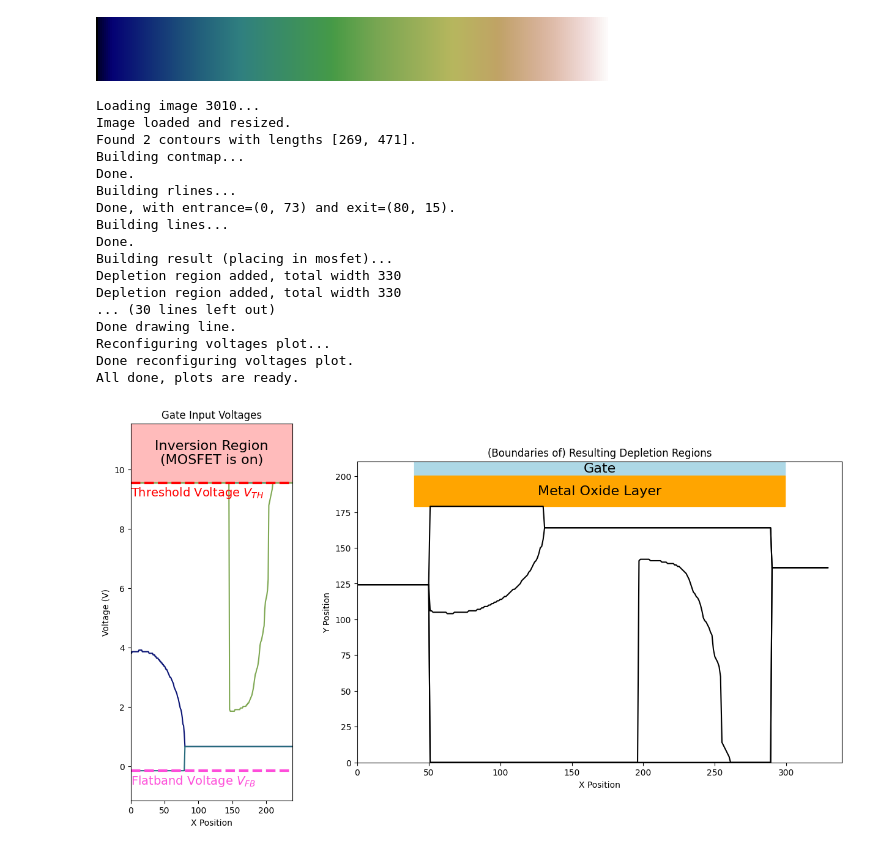
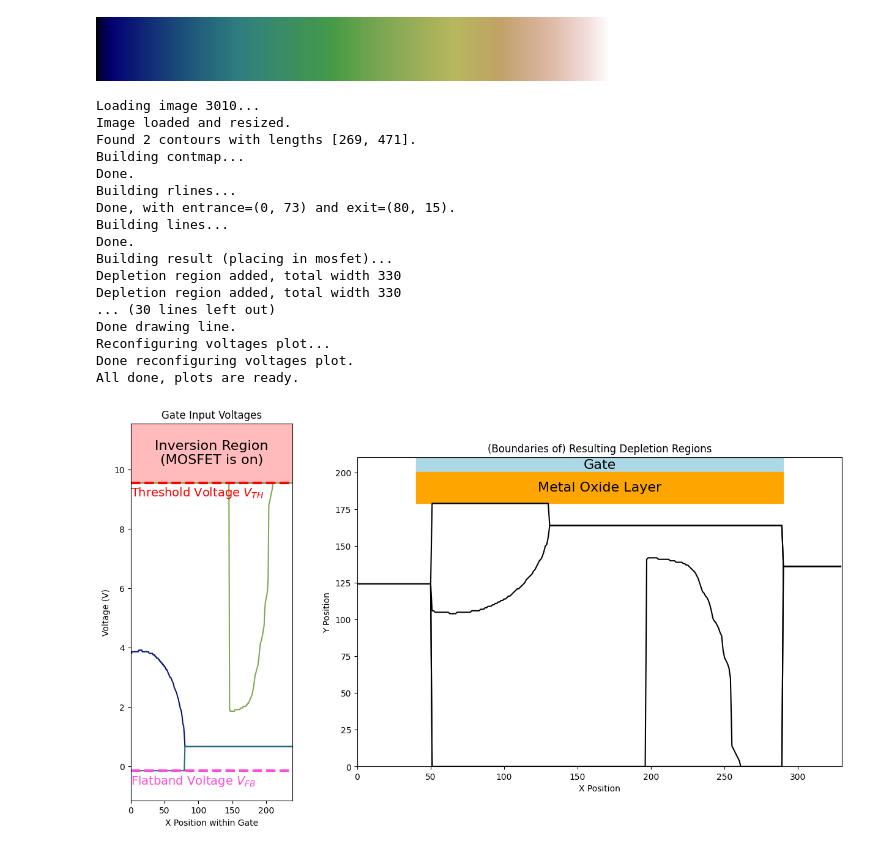
Before and after one commit to LostBitset/mosfet-bad-apple, a Jupyter notebook: Notebook.ipynb, the cells around one changed output. Cells and saved outputs as stored; diff of their text form; code cells hidden in the pictures.

```diff
--- a/Notebook.ipynb
+++ b/Notebook.ipynb
@@ -381,13 +381,13 @@ def plot_frame(n):
     print("Reconfiguring depletion regions plot...")
     ax2.set_aspect(1) # MIGHT WANT TO ADJUST THIS
     ax2.set_title("(Boundaries of) Resulting Depletion Regions")
-    gate = mpatch.Rectangle((deplsize, 179 + shown_oxide_height), 339 - (2 * deplsize), shown_gate_height, color="lightblue")
+    gate = mpatch.Rectangle((deplsize, 179 + shown_oxide_height), 330 - (2 * deplsize), shown_gate_height, color="lightblue")
     ax2.add_artist(gate)
     annotate_rect(ax2, gate, "Gate", color="black", fontsize=16)
-    oxide = mpatch.Rectangle((deplsize, 179), 339 - (2 * deplsize), shown_oxide_height, color="orange")
+    oxide = mpatch.Rectangle((deplsize, 179), 330 - (2 * deplsize), shown_oxide_height, color="orange")
     ax2.add_artist(oxide)
     annotate_rect(ax2, oxide, "Metal Oxide Layer", color="black", fontsize=16)
-    ax2.set_xlim((0, 339))
+    ax2.set_xlim((0, 330))
     ax2.set_ylim((0, 179 + shown_above_substrate))
     ax2.set_xlabel("X Position")
     ax2.set_ylabel("Y Position")
@@ -414,36 +414,36 @@ def plot_frame(n):
     ax1.axhline(V_FB, color="#FE4EDA", linestyle="--", linewidth=3)
     ax1.axhline(V_TH, color="red", linestyle="--", linewidth=3)
     ax1.set_title("Gate Input Voltages")
-    ax1.set_xlabel("X Position")
+    ax1.set_xlabel("X Position within Gate")
     ax1.set_ylabel("Voltage (V)")
     ax1.text(-0.1, V_TH - 0.25 - 0.2, "Threshold Voltage $V_{TH}$", color="red", size=14)
     ax1.text(-0.1, V_FB - 0.25 - 0.2, "Flatband Voltage $V_{FB}$", color="#FE4EDA", size=14)
     rect = mpatch.Rectangle((0, V_TH), 239, 2 * bufh, color="#FFBBBB")
     ax1.add_artist(rect)
     rect_text = "Inversion Region\n(MOSFET is on)"
     annotate_rect(ax1, rect, rect_text, color="black", fontsize=16)
     ax1.set_xlim((0, 239))
     ax1.set_ylim((V_FB - bufh, V_TH + (2 * bufh)))
     print("Done reconfiguring voltages plot.")
     print("All done, plots are ready.")
     plt.show()
 plot_frame(3010)
 # %% [output]
 Loading image 3010...
 Image loaded and resized.
 Found 2 contours with lengths [269, 471].
 Building contmap...
 Done.
 Building rlines...
 Done, with entrance=(0, 73) and exit=(80, 15).
 Building lines...
 Done.
 Building result (placing in mosfet)...
 Depletion region added, total width 330
 Depletion region added, total width 330
 ... (30 lines left out)
 Done drawing line.
 Reconfiguring voltages plot...
 Done reconfiguring voltages plot.
 All done, plots are ready.
-[figure, old version]
+[figure, new version]
```
